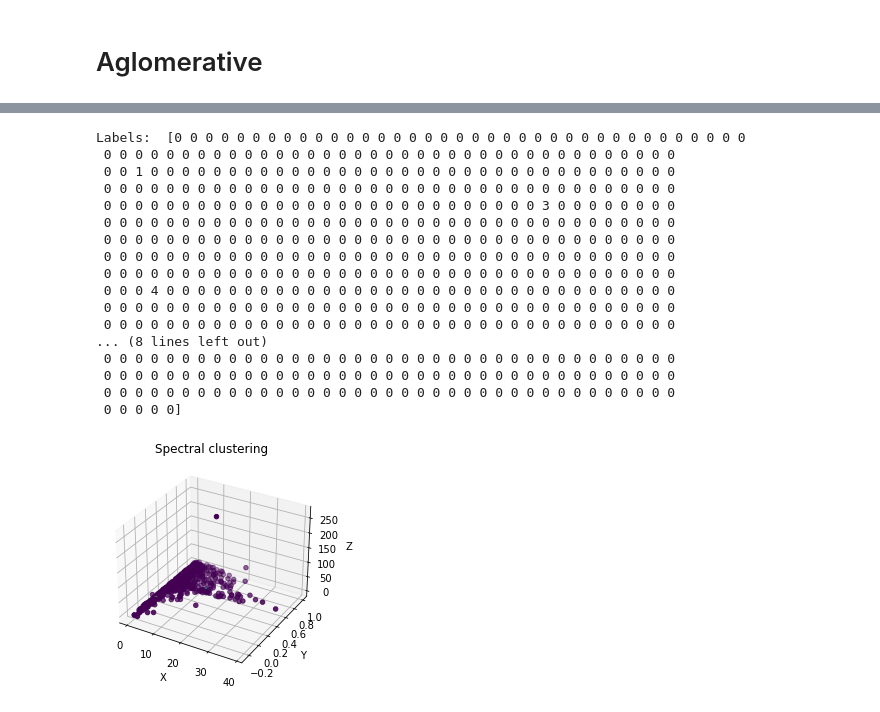
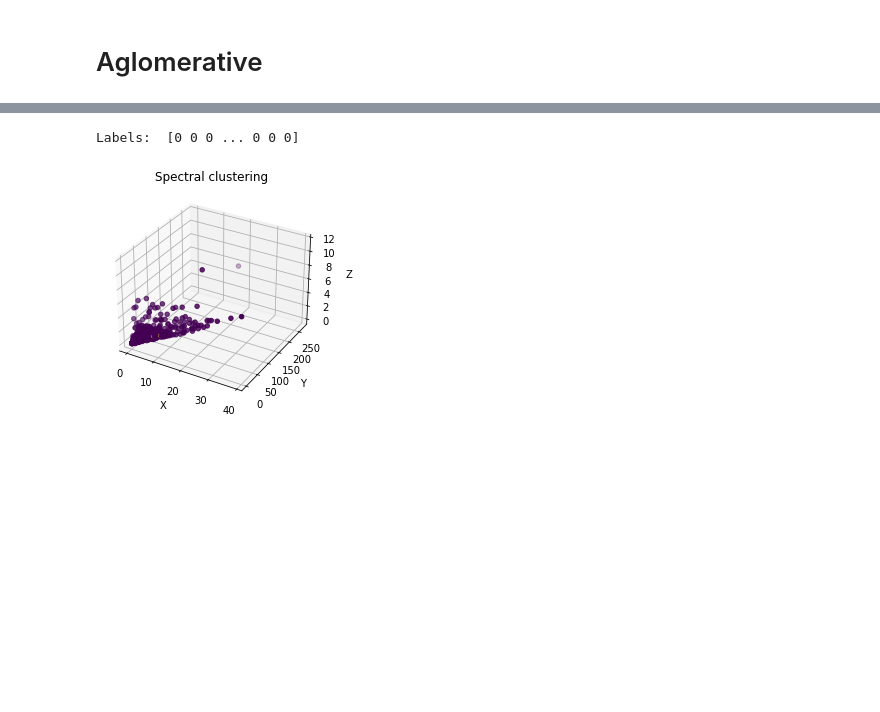
Before and after one commit to Hivini/rover-route-planning, a Jupyter notebook: data_analysis/agrupamiento_nav.ipynb, the cells around one changed output, grey strips where cells are left out. Saved outputs shown, nothing was run; the diff lists cells and outputs as text; code cells hidden in the pictures; blank space fills up the shorter version.

```diff
--- a/data_analysis/agrupamiento_nav.ipynb
+++ b/data_analysis/agrupamiento_nav.ipynb
@@ -25,7 +25,7 @@ def plot_d(points, labels, title):
         plt.title(title)
     plt.show()
 # %%
-x = np.load('nav_data.npy')
+x = np.load('processed_nav_data.npy')
 y = np.load('nav_data_labels.npy')
 # %%
 plot_d(x, y, 'Map Features')
@@ -208,31 +126,15 @@ Labels:  [ 0  0  0 -1  0  0  0  0  0  1  0  0  0  0  0  0  0 -1 -1 -1  0  0  2
 # %%
 # Using custom affinity matrix
 dist = pairwise_distances(x, metric = 'manhattan')
 similarity = np.exp(- dist ** 2)
 
-spectral = SpectralClustering(n_clusters=6, affinity = 'precomputed').fit(similarity)
+spectral = SpectralClustering(n_clusters=2, affinity = 'precomputed').fit(similarity)
 clustering_labels = spectral.labels_
 print('Labels: ', clustering_labels)
 plot_d(x, clustering_labels, 'Spectral clustering')
 # %% [output]
-Labels:  [0 0 0 0 0 0 0 0 0 0 0 0 0 0 0 0 0 0 0 0 0 0 0 0 0 0 0 0 0 0 0 0 0 0 0 0 0
- 0 0 0 0 0 0 0 0 0 0 0 0 0 0 0 0 0 0 0 0 0 0 0 0 0 0 0 0 0 0 0 0 0 0 0 0 0
- 0 0 1 0 0 0 0 0 0 0 0 0 0 0 0 0 0 0 0 0 0 0 0 0 0 0 0 0 0 0 0 0 0 0 0 0 0
- 0 0 0 0 0 0 0 0 0 0 0 0 0 0 0 0 0 0 0 0 0 0 0 0 0 0 0 0 0 0 0 0 0 0 0 0 0
- 0 0 0 0 0 0 0 0 0 0 0 0 0 0 0 0 0 0 0 0 0 0 0 0 0 0 0 0 3 0 0 0 0 0 0 0 0
- 0 0 0 0 0 0 0 0 0 0 0 0 0 0 0 0 0 0 0 0 0 0 0 0 0 0 0 0 0 0 0 0 0 0 0 0 0
- 0 0 0 0 0 0 0 0 0 0 0 0 0 0 0 0 0 0 0 0 0 0 0 0 0 0 0 0 0 0 0 0 0 0 0 0 0
- 0 0 0 0 0 0 0 0 0 0 0 0 0 0 0 0 0 0 0 0 0 0 0 0 0 0 0 0 0 0 0 0 0 0 0 0 0
- 0 0 0 0 0 0 0 0 0 0 0 0 0 0 0 0 0 0 0 0 0 0 0 0 0 0 0 0 0 0 0 0 0 0 0 0 0
- 0 0 0 4 0 0 0 0 0 0 0 0 0 0 0 0 0 0 0 0 0 0 0 0 0 0 0 0 0 0 0 0 0 0 0 0 0
- 0 0 0 0 0 0 0 0 0 0 0 0 0 0 0 0 0 0 0 0 0 0 0 0 0 0 0 0 0 0 0 0 0 0 0 0 0
- 0 0 0 0 0 0 0 0 0 0 0 0 0 0 0 0 0 0 0 0 0 0 0 0 0 0 0 0 0 0 0 0 0 0 0 0 0
-... (8 lines left out)
- 0 0 0 0 0 0 0 0 0 0 0 0 0 0 0 0 0 0 0 0 0 0 0 0 0 0 0 0 0 0 0 0 0 0 0 0 0
- 0 0 0 0 0 0 0 0 0 0 0 0 0 0 0 0 0 0 0 0 0 0 0 0 0 0 0 0 0 0 0 0 0 0 0 0 0
- 0 0 0 0 0 0 0 0 0 0 0 0 0 0 0 0 0 0 0 0 0 0 0 0 0 0 0 0 0 0 0 0 0 0 0 0 0
- 0 0 0 0 0]
+Labels:  [0 0 0 ... 0 0 0]
-[figure, old version]
+[figure, new version]
 # %%
 ####### OPTICS #######
 print('----- OPTICS -----')
```
Also changed, not shown: parts of 10 cells of this notebook, 38 other files.
